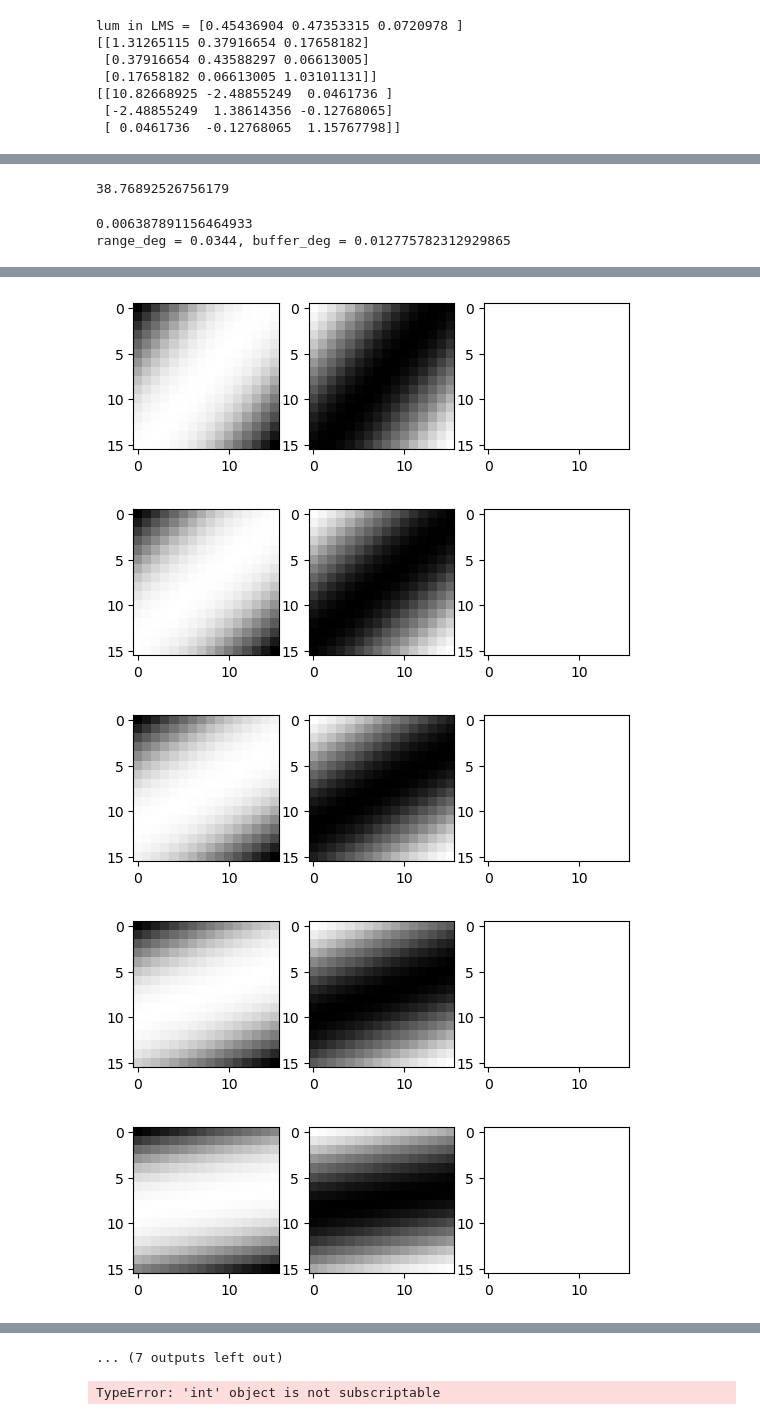
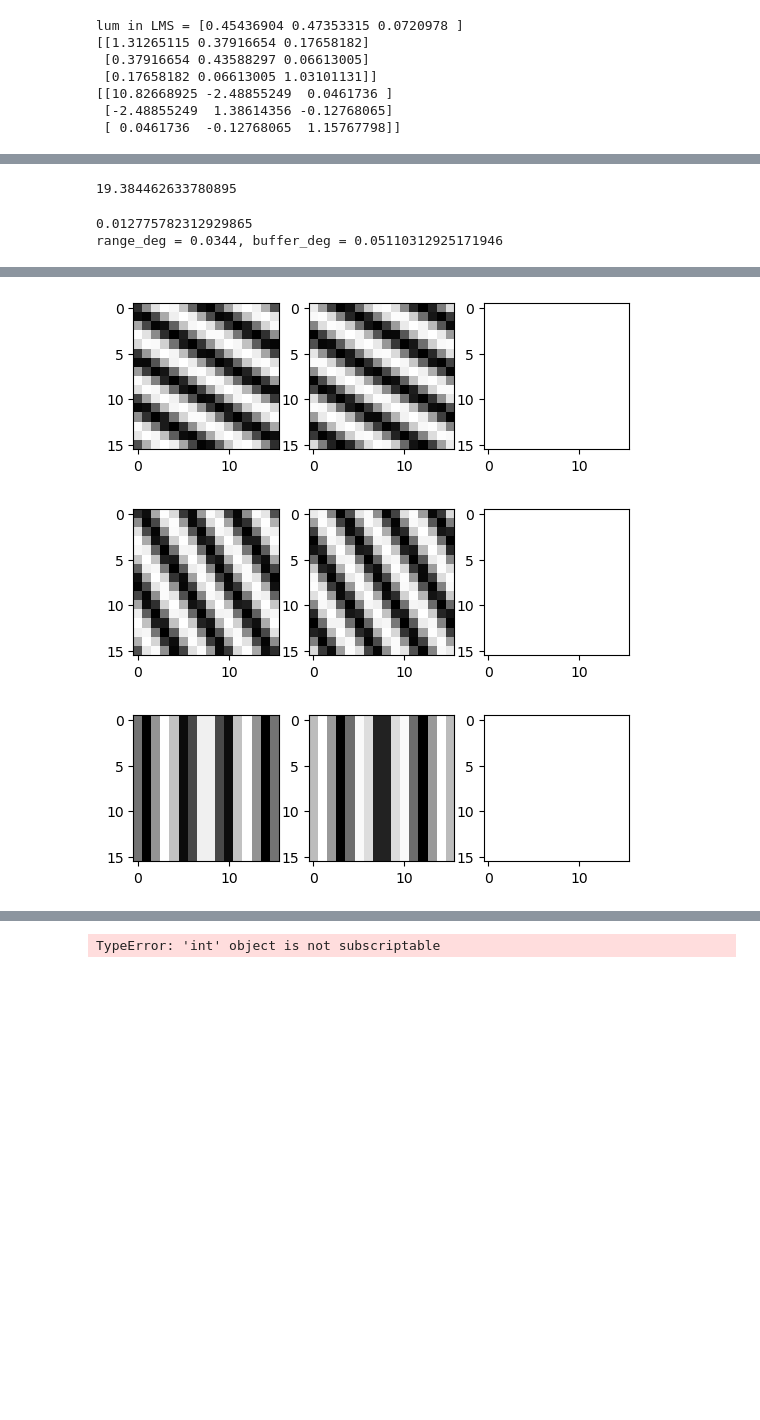
Before and after one commit to g13/patchV1, a Jupyter notebook: ext_input.ipynb, the cells around one changed output, grey strips where cells are left out. Cells and saved outputs as stored; diff of their text form; code cells hidden in the pictures; blank space fills up the shorter version.

Commit message:
merge minimal and main

```diff
--- a/ext_input.ipynb
+++ b/ext_input.ipynb
@@ -22,7 +22,7 @@ def acuity(ecc):
     k = 0.2049795945022049
     log_cpd0 = 3.6741080244555278
     cpd = np.exp(-k*ecc + log_cpd0)
-    return 1/cpd/4
+    return 2/cpd/4
 
 acuity(0.08)
 # %% [output]
@@ -41,7 +41,7 @@ def zeroCross(k1, k2, r1, r2):
 SF = 1.0/(zeroCross(K_offC, K_onS*cov, r_C, r_S)*2 + zeroCross(K_onC, K_offS*cov, r_C, r_S)*2)
 print(SF)
 # %% [output]
-38.76892526756179
+19.384462633780895
 # %%
 # color-drifting
 crest = np.array([0.50650651, 0.27006487, 0.3609756])
@@ -54,28 +54,28 @@ inputLMS = True
 #range_deg = 0.095 # eccentricity from the origin
 range_deg = 0.0344#0.12672379774682216 # eccentricity from the origin
 print(acuity(range_deg))
-buffer_deg = acuity(range_deg)*2
+buffer_deg = acuity(range_deg)*4
 print(f'range_deg = {range_deg}, buffer_deg = {buffer_deg}')
-# SF = 20
-SF = 5
+SF = 20
+# SF = 5
 TF = 8
 time = np.array([1/TF])
 neye = 1
 #path = 'D:/scratch/patchV1/resource/'
 #path = 'C:/Users/gueux/Repos/patchV1/Data/'
-path = '/root/autodl-tmp/ljy/resource/'
+path = '/root/autodl-tmp/ljy/resource_merge_test/'
 # %% [output]
-0.006387891156464933
-range_deg = 0.0344, buffer_deg = 0.012775782312929865
+0.012775782312929865
+range_deg = 0.0344, buffer_deg = 0.05110312925171946
 # %%
-for iOri in range(1,19):
+for iOri in range(1,7):
     video_fn = path + f'static_color-SF{SF}-TF{TF}_d{iOri}-pd'
-    orient = np.array([np.pi*iOri/18.0])
+    orient = np.array([np.pi*iOri/6.0])
     phase = np.pi/2
     center = np.pi/2
     wing = np.pi/2
     sharpness = 1
-    generate_grating(1.0, SF, TF, orient, 16, crest, valley, video_fn, time, phase, sharpness, frameRate = 1, ecc = range_deg, buffer_ecc = buffer_deg, gtype='drifting', neye = neye, bar = False, center = center, wing = wing, mask = None, inputLMS = inputLMS)
+    generate_grating(1.0, SF, TF, orient, 16, crest, valley, video_fn, time, phase, sharpness, frameRate = 96, ecc = range_deg, buffer_ecc = buffer_deg, gtype='drifting', neye = neye, bar = False, center = center, wing = wing, mask = None, inputLMS = inputLMS)
     # generate_grating(amp, spatialFrequency, temporalFrequency, direction, npixel, c1, c2, fname, time, phase, sharpness, frameRate = 120, ecc = 2.5, buffer_ecc = 0.25, gtype = 'drifting', neye = 2, bar = False, center = np.pi/2, wing = np.pi/2, mask = None, maskData = None, inputLMS = False, genMovie = True)
     # generate_grating(1.0, SF, TF, orient, 512, crest, valley, video_fn, time, phase, sharpness, frameRate = 120, ecc = range_deg, buffer_ecc = buffer_deg, gtype='drifting', neye = neye, bar = False, center = center, wing = wing, mask = None, inputLMS = inputLMS)
 # %% [output]
@@ -102,5 +102,3 @@ sharpness=1.0
-[figure, old version]
+[figure, new version]
-[figure, old version]
+[figure, new version]
-[figure, old version]
+[figure, new version]
-[figure, removed]
-[figure, removed]
@@ -110,4 +105,3 @@ sharpness=1.0
-... (7 outputs left out)
 # %%
 sharpness[0]
 # %% [output]
```
Also changed, not shown: parts of 8 cells of this notebook, 51 other files.
